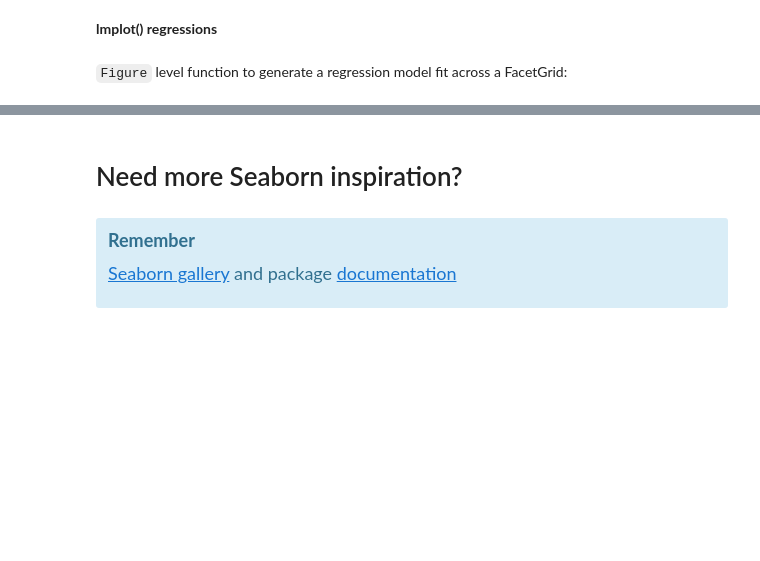
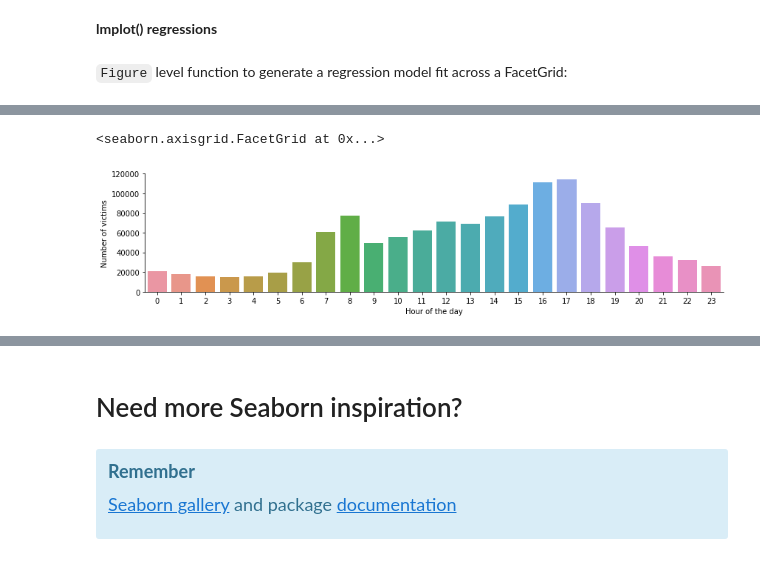
Before and after one commit to jorisvandenbossche/course-python-data, a Jupyter notebook: notebooks/visualization_02_seaborn.ipynb, the cells around one changed output, grey strips where cells are left out. Cells and saved outputs as stored; diff of their text form; code cells hidden in the pictures; blank space fills up the shorter version.

Commit message:
Add additional exercises to seaborn

```diff
--- a/notebooks/visualization_02_seaborn.ipynb
+++ b/notebooks/visualization_02_seaborn.ipynb
@@ -332,0 +349,2 @@ g = sns.lmplot(
+# %%
+casualties = pd.read_csv("./data/casualties.csv", parse_dates=["datetime"])
@@ -332,0 +389,16 @@ g = sns.lmplot(
+# %%
+victims_hour_of_day = casualties.groupby(casualties["datetime"].dt.hour)["n_victims"].sum().reset_index()
+victims_hour_of_day = victims_hour_of_day.rename(
+    columns={"datetime": "Hour of the day", "n_victims": "Number of victims"}
+)
+# %%
+sns.catplot(data=victims_hour_of_day,
+            x="Hour of the day",
+            y="Number of victims",
+            kind="bar",
+            aspect=4,
+            height=3
+)
+# %% [output]
+<seaborn.axisgrid.FacetGrid at 0x...>
+[figure, added]
```
Also changed, not shown: parts of 30 cells of this notebook, 1 other file.
